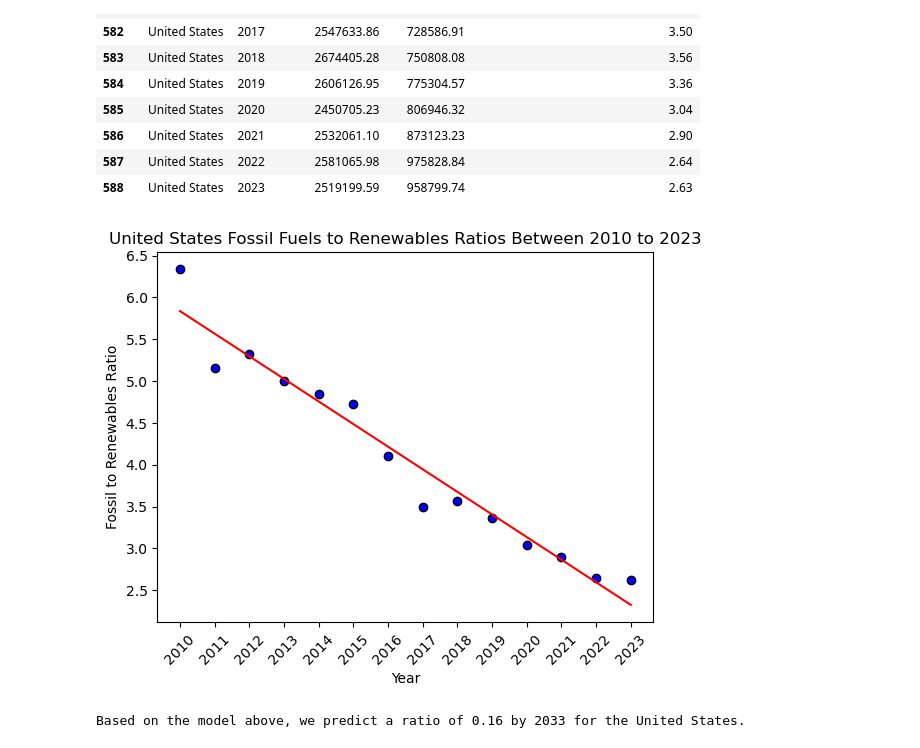
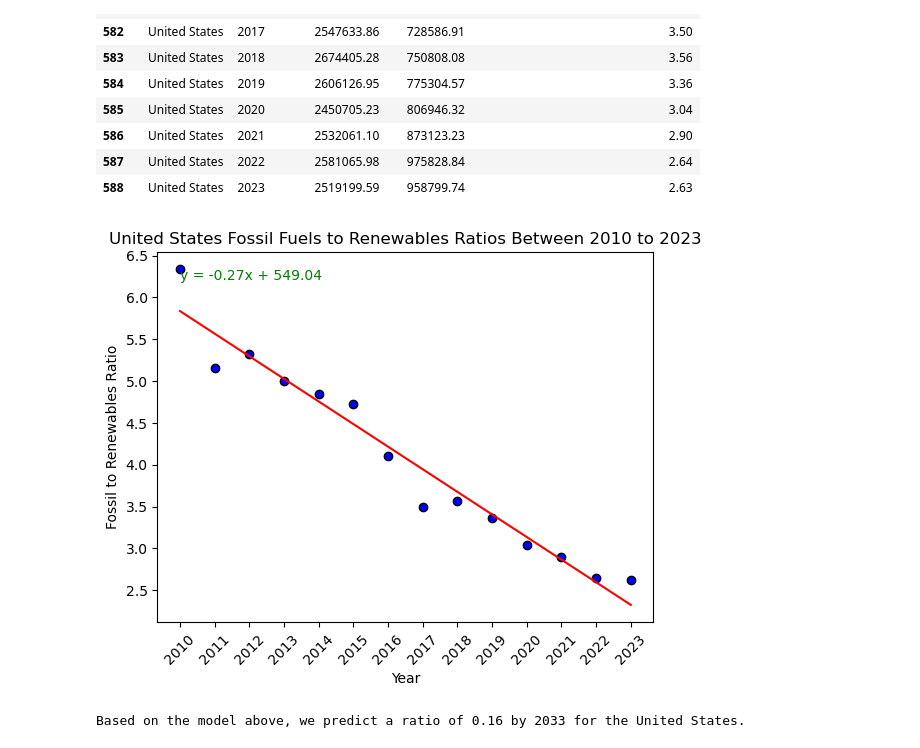
Before and after one commit to bburwinkel0721/Electric-Production, a Jupyter notebook: electricity_anaylsis.ipynb, the cells around one changed output. Drawn from its saved outputs; the diff is of its cells as text; code cells hidden in the pictures.

Commit message:
fixed some small issues with the scatter plot

```diff
--- a/electricity_anaylsis.ipynb
+++ b/electricity_anaylsis.ipynb
@@ -688,35 +689,35 @@ See the caveats in the documentation: https://pandas.pydata.org/pandas-docs/stab
 # %%
 # set x and y values
 x_values = us_df['Year']
 y_values = us_df['Non-Renewable to Renewable Ratio']
 
 # Create scatter plot
 fig, ax = plt.subplots()
 ax.scatter(x_values, y_values, color = 'blue', edgecolors= 'black')
 
 # Add linear regression to scatterplot
 (slope, intercept, rvalue, pvalue, stderr) = stats.linregress(x_values, y_values)
 regression_line = x_values * slope + intercept
 
 ax.plot(x_values, regression_line, color='red', label='Linear Regression')
 equation = f'y = {slope:.2f}x + {intercept:.2f}'
 
-# plt.text(years[0], ratio_numbers[0], equation, fontsize=10, color='green', ha = 'left', va = 'top')
+plt.text(x_values.iloc[0], y_values.iloc[0], equation, fontsize=10, color='green', ha = 'left', va = 'top')
 
 # Add labels/title
 ax.set_xlabel('Year')
 ax.set_ylabel('Fossil to Renewables Ratio')
 ax.set_title("United States Fossil Fuels to Renewables Ratios Between 2010 to 2023")
 ax.set_xticks(ticks=x_values,labels=x_values,rotation=45)
 
 # Save image to output folder
 fig.savefig('./output_data/future_ratio_us.png')
 
 
 # Show Graph
 plt.show()
 # %% [output]
-[figure, old version]
+[figure, new version]
 # %%
 # Using the equation for the line, predict what the ratio will be in 10 years (2023)
 future_ratio = -0.27 * 2033 + 549.07
```
Also changed, not shown: parts of 1 cell of this notebook, 2 other files.
